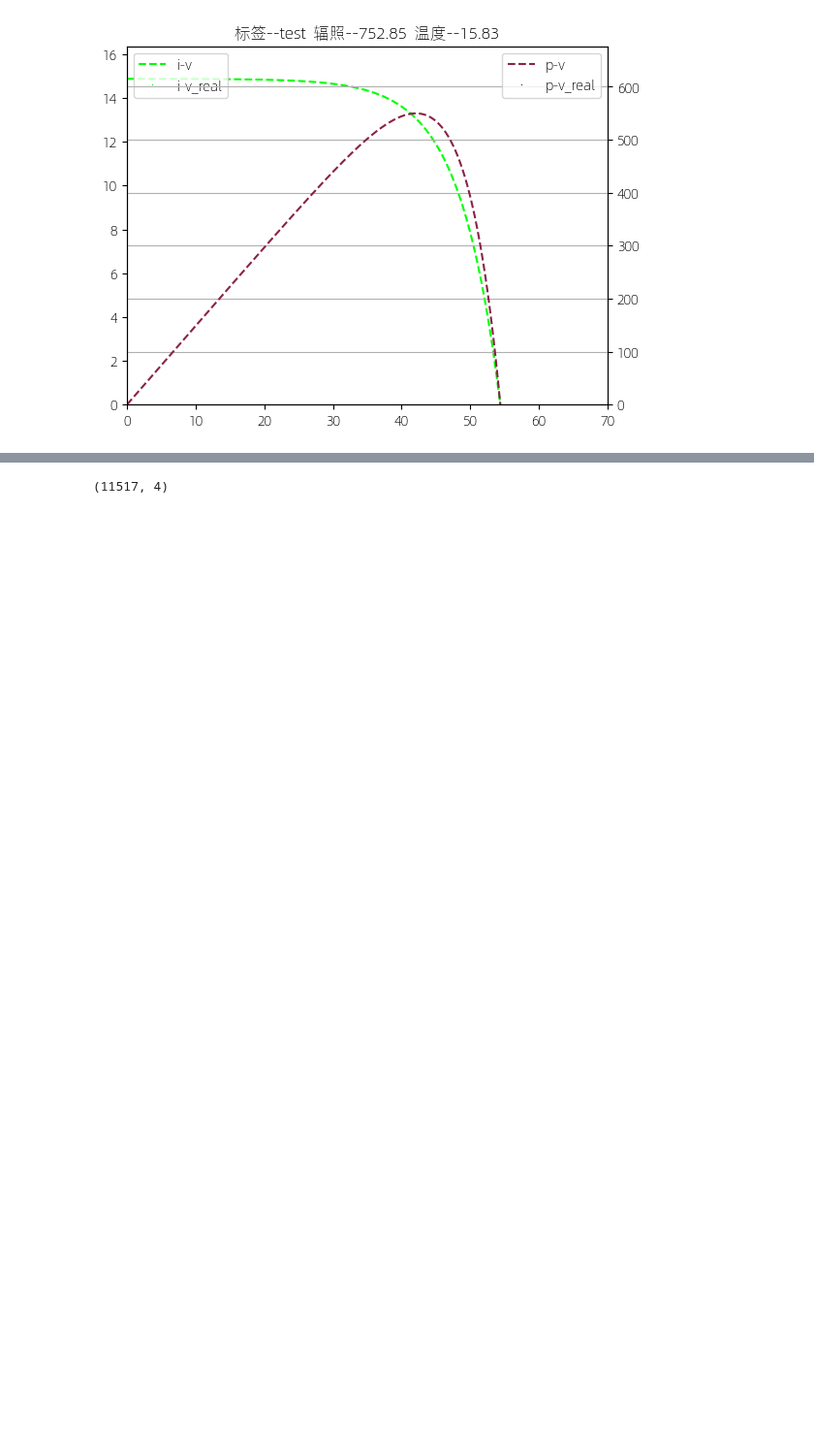
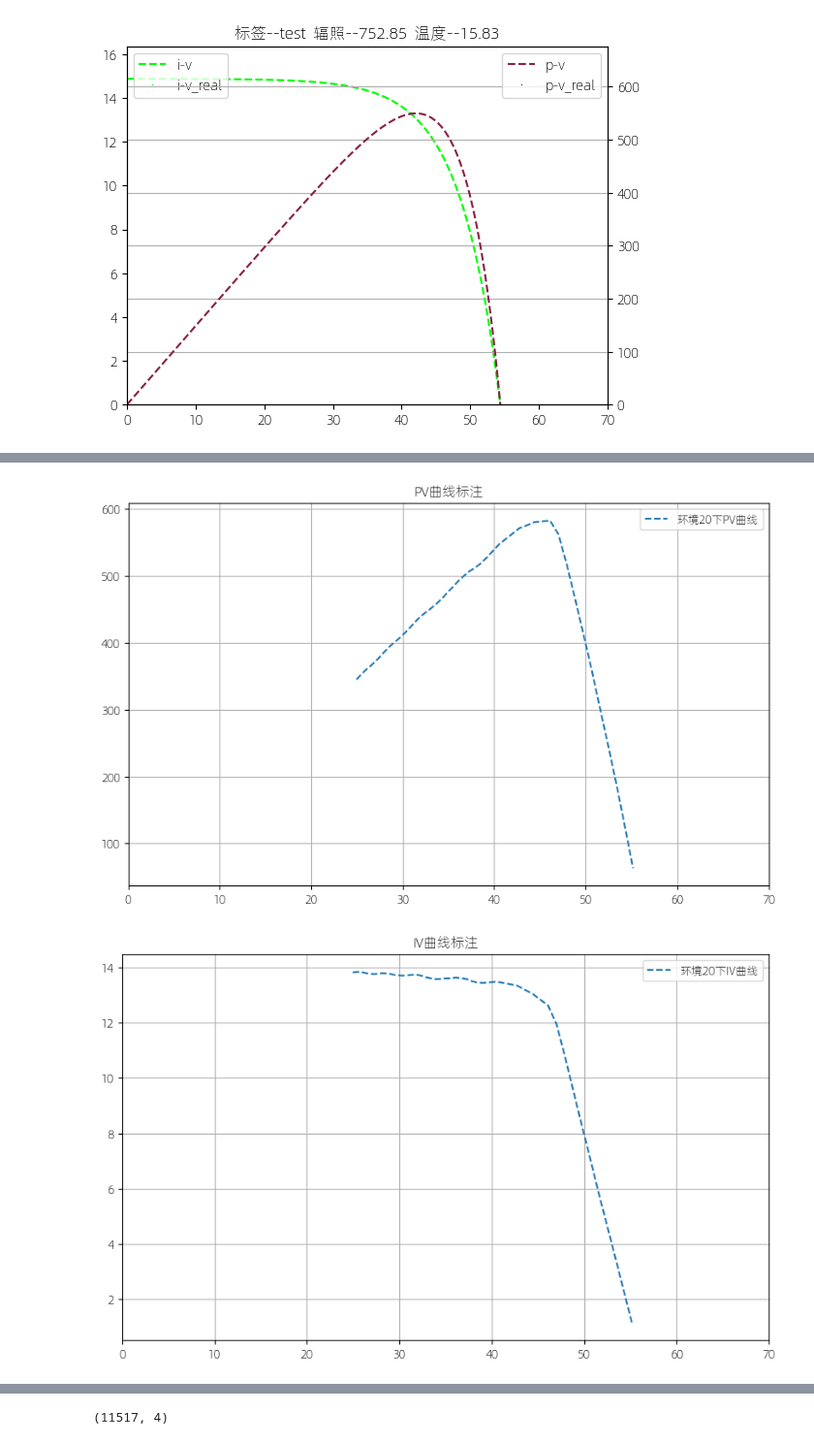
Before and after one commit to chenwt-87/mppt_aliyun, a Jupyter notebook: 组件数据标注.ipynb, the cells around one changed output, grey strips where cells are left out. Shown at 97% size. Cells and saved outputs as stored; diff of their text form; code cells hidden in the pictures; blank space fills up the shorter version.

```diff
--- a/组件数据标注.ipynb
+++ b/组件数据标注.ipynb
@@ -344,0 +376,22 @@ df.rename(columns={'标签':'label'},inplace=True)
+# %%
+fig = plt.figure(figsize=[10,6])
+for ll in df.label.sort_values().unique():
+    df_l = df[df.label == ll]
+    if df_l.shape[0]>=41 and ll==20:
+        plt.plot(df_l.voltage,df_l.power,'--',markersize=2,label='环境{}下PV曲线'.format(ll))
+        plt.legend()
+    plt.title('PV曲线标注')
+plt.xlim(0,70)
+plt.grid()
+fig = plt.figure(figsize=[10,6])
+for ll in df.label.sort_values().unique():
+    df_l = df[df.label == ll]
+    if df_l.shape[0]>=41 and ll==20:
+        plt.plot(df_l.voltage,df_l.current,'--',markersize=2,label='环境{}下IV曲线'.format(ll))
+        plt.legend()
+    plt.title('IV曲线标注')
+plt.xlim(0,70)
+plt.grid()
+# %% [output]
+[figure, added]
+[figure, added]
```
Also changed, not shown: parts of 18 cells of this notebook, 10 other files.
